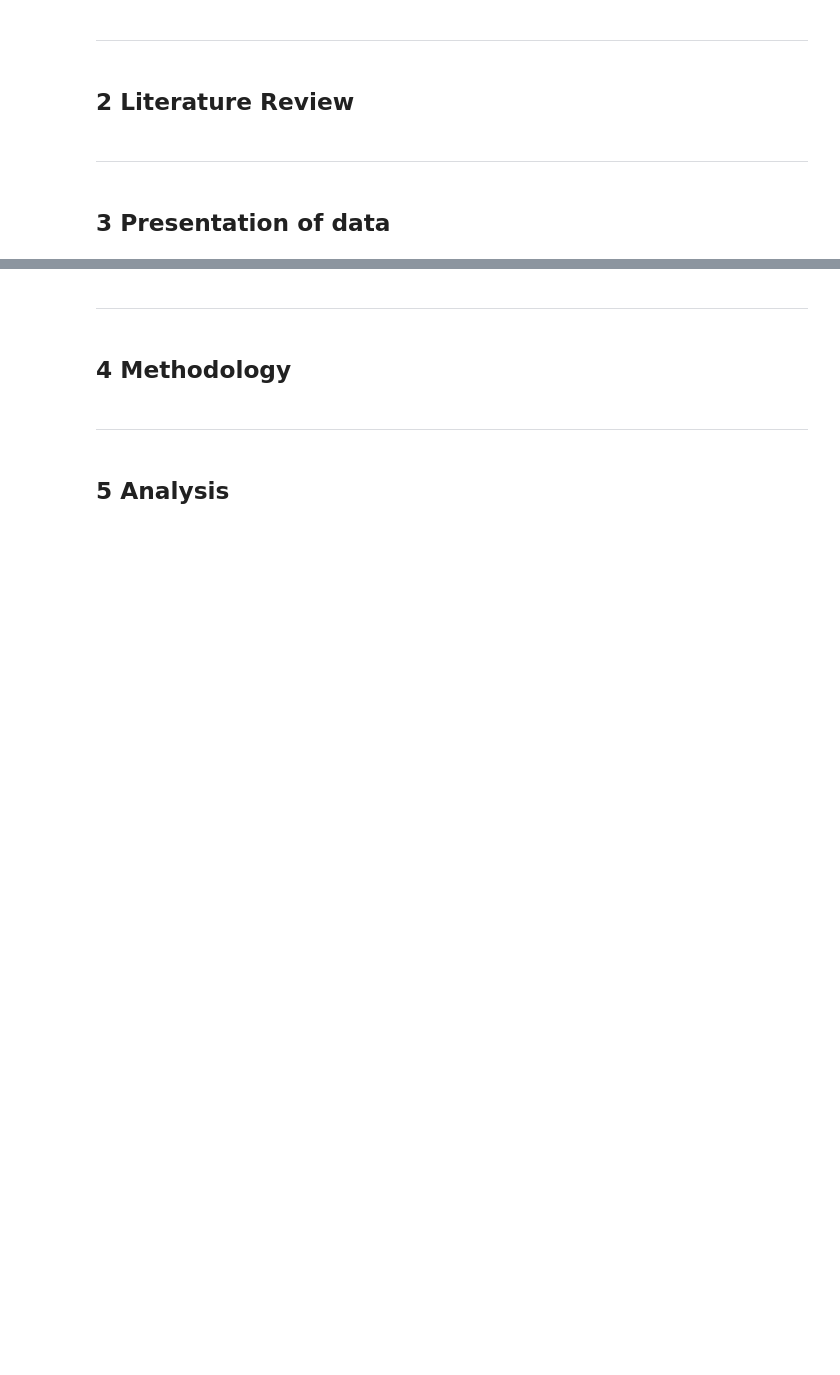
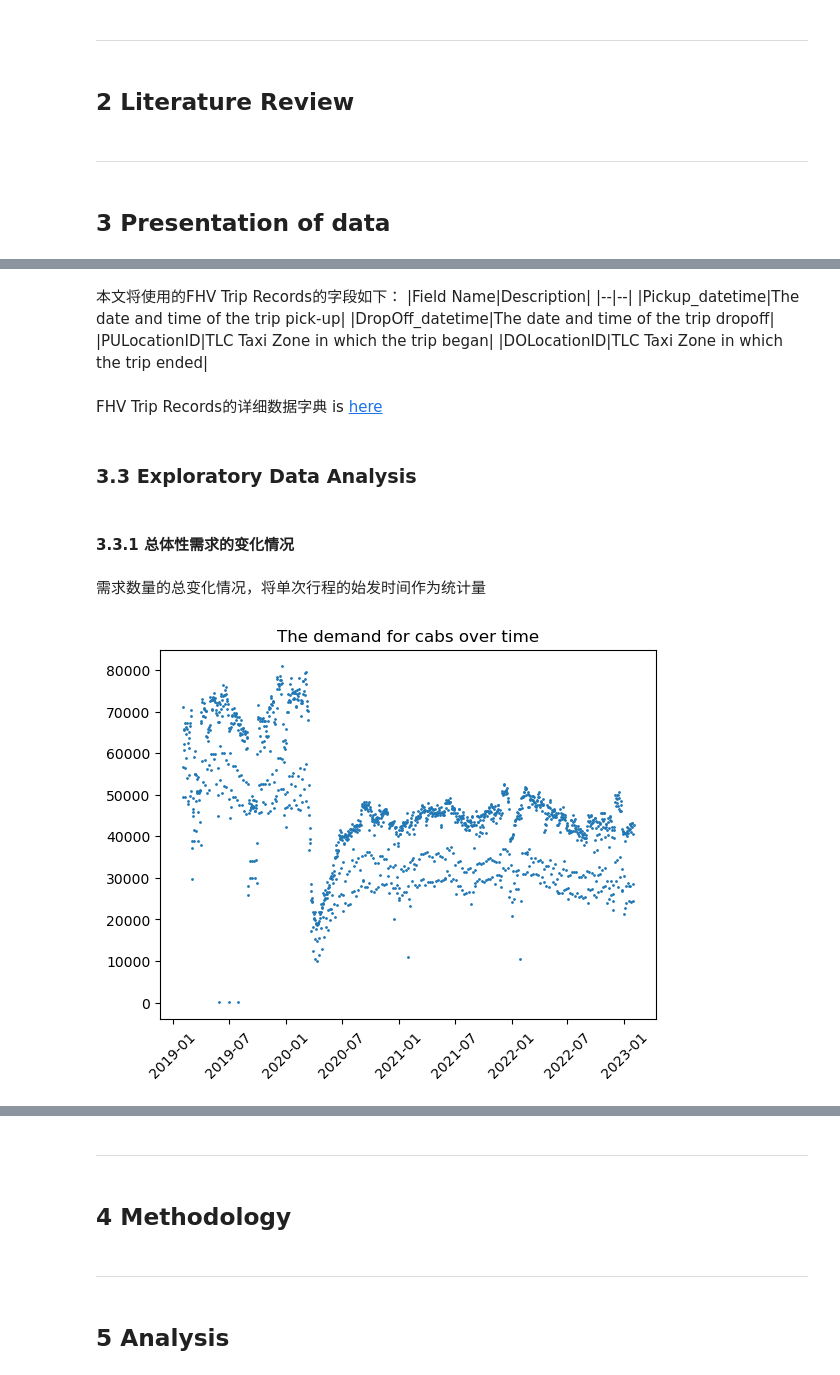
Before and after one commit to X-Fan-Jack/Taxis-prediction-in-NYC, a Jupyter notebook: cw_casa06.ipynb, the cells around one changed output, grey strips where cells are left out. Cells and saved outputs as stored; diff of their text form; code cells hidden in the pictures; blank space fills up the shorter version.

```diff
--- a/cw_casa06.ipynb
+++ b/cw_casa06.ipynb
@@ -102,0 +105,62 @@ plt.show()
+# %% [markdown]
+本文将使用的FHV Trip Records的字段如下：
+|Field Name|Description|
+|--|--|
+|Pickup_datetime|The date and time of the trip pick-up|
+|DropOff_datetime|The date and time of the trip dropoff|
+|PULocationID|TLC Taxi Zone in which the trip began|
+|DOLocationID|TLC Taxi Zone in which the trip ended|
+# %% [markdown]
+FHV Trip Records的详细数据字典 is [here](https://github.com/X-Fan-Jack/Taxis-prediction-in-NYC/blob/master/data/FHV_data/data_dictionary_trip_records_fhv.pdf)
+# %% [markdown]
+### 3.3 Exploratory Data Analysis
+# %% [markdown]
+#### 3.3.1 总体性需求的变化情况
+# %% [markdown]
+需求数量的总变化情况，将单次行程的始发时间作为统计量
+# %%
+# 设置FHV数据目录的路径
+fhv_data_dir = "data/FHV_data"
+
+# 初始化空的time_list dataframe
+time_list = pd.DataFrame(None, columns=["time", "count"])
+# %%
+# 遍历FHV_data文件夹下所有年份下的parquet文件
+for year_dir in tqdm(os.listdir(fhv_data_dir), desc="Reading File:"):
+    year_path = os.path.join(fhv_data_dir, year_dir)
+    if os.path.isdir(year_path) and year_dir.isdigit() and int(year_dir) >= 2019:
+        for file_name in tqdm(os.listdir(year_path), desc="Calcualting:"):
+            if file_name.endswith(".parquet"):
+                file_path = os.path.join(year_path, file_name)
+                # print('read:'+ file_path)
+                # 读取parquet文件并转换为pandas dataframe
+                table = pq.read_table(file_path)
+                df = table.to_pandas(safe=False)
+
+                # 验证pickup_datetime是否在文件所在文件夹名所表示的年份范围内
+                pickup_dates = pd.to_datetime(df["pickup_datetime"])
+                mask = (pickup_dates.dt.year == int(year_dir))
+                df = df[mask]
+
+                # 统计每一天的订单数量，并将结果追加到time_list中
+                counts = df["pickup_datetime"].dt.date.value_counts().sort_index()
+                dates = counts.index
+
+                time_list = pd.concat([time_list, pd.DataFrame({"time": dates, "count": counts.values})], ignore_index=True)
+
+                # 释放在以上步骤中创建的，除了time_list以外的所有变量值
+                # del table, df, pickup_dates, mask, counts, dates
+
+# 将time_list按照日期排序并设置日期为索引
+# time_list = time_list.sort_values("time").set_index("time")
+time_list = time_list.dropna(subset=['time'])
+time_list = time_list.sort_values("time")
+# time_list
+# %%
+# 可视化
+plt.scatter(time_list['time'], time_list['count'], s=1)
+plt.title("The demand for cabs over time")
+plt.xticks(rotation=45)
+plt.show()
+# %% [output]
+[figure, added]
```
Also changed, not shown: parts of 37 cells of this notebook.
